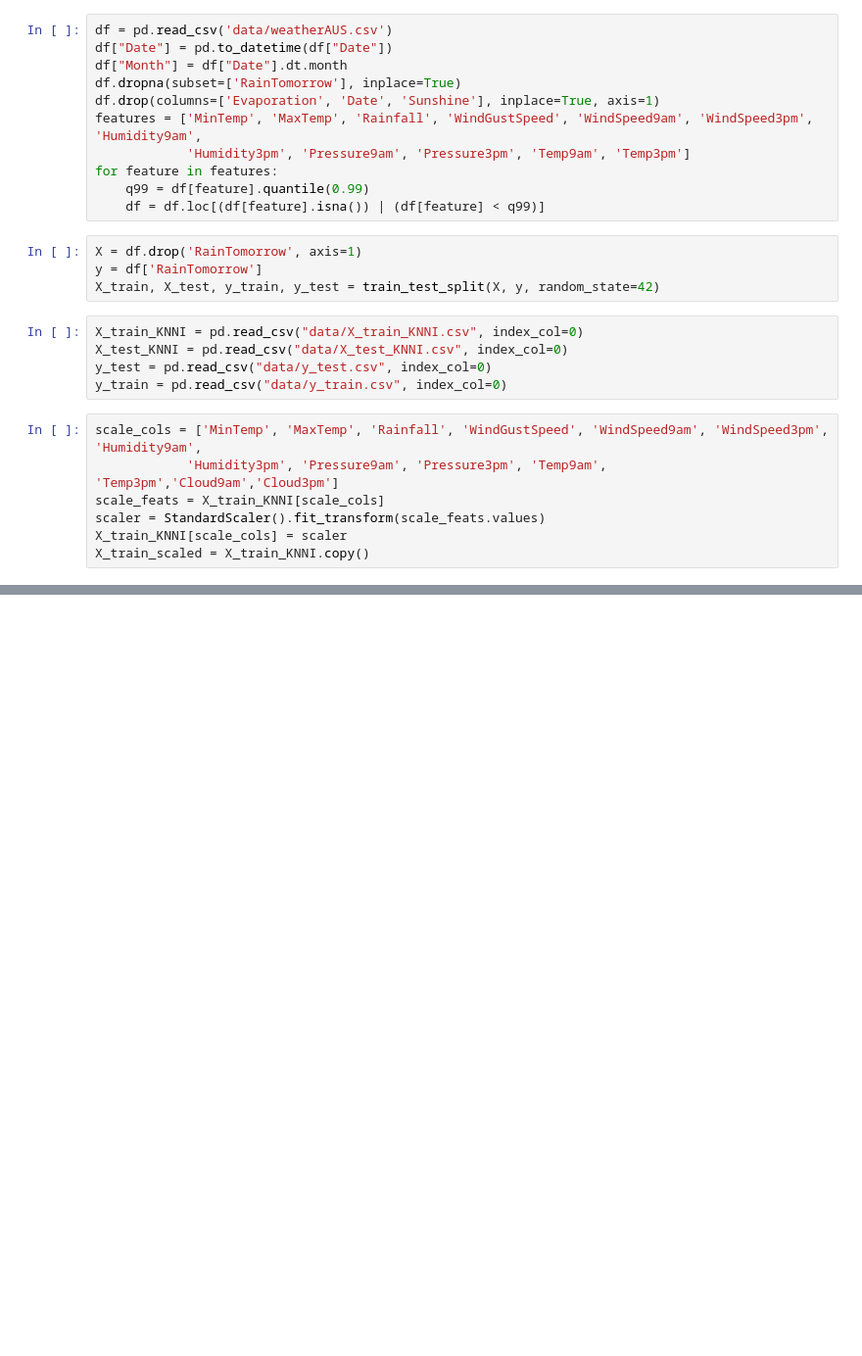
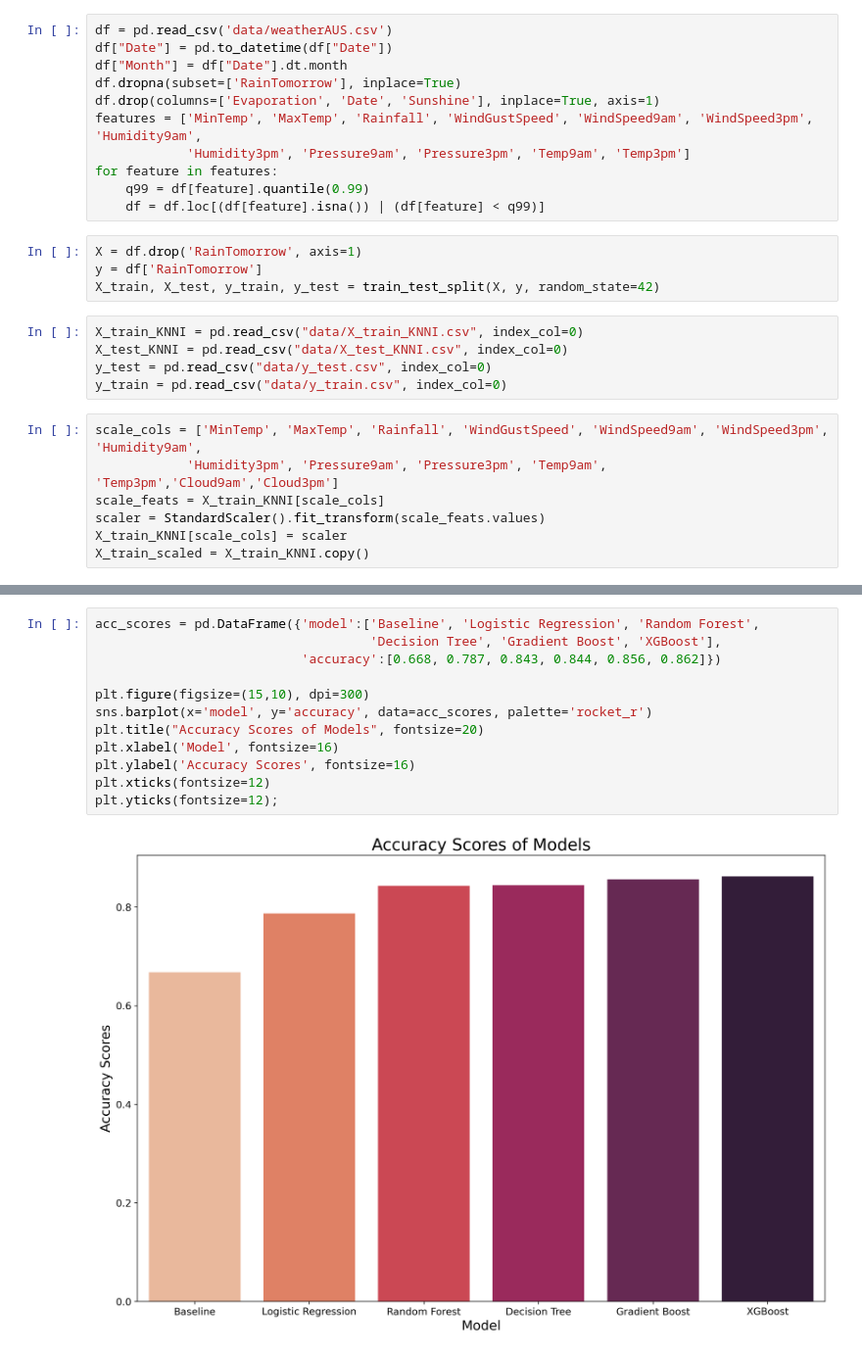
Before and after one commit to alpacanonymous/project3, a Jupyter notebook: angela.ipynb, the cells around one changed output, grey strips where cells are left out. Shown at 98% size. Saved outputs shown, nothing was run; the diff lists cells and outputs as text; blank space fills up the shorter version.

```diff
--- a/angela.ipynb
+++ b/angela.ipynb
@@ -119,0 +190,14 @@ Baseline:[0.663 0.672 0.672 0.667 0.671]
+# %%
+acc_scores = pd.DataFrame({'model':['Baseline', 'Logistic Regression', 'Random Forest',
+                                    'Decision Tree', 'Gradient Boost', 'XGBoost'],
+                           'accuracy':[0.668, 0.787, 0.843, 0.844, 0.856, 0.862]})
+
+plt.figure(figsize=(15,10), dpi=300)
+sns.barplot(x='model', y='accuracy', data=acc_scores, palette='rocket_r')
+plt.title("Accuracy Scores of Models", fontsize=20)
+plt.xlabel('Model', fontsize=16)
+plt.ylabel('Accuracy Scores', fontsize=16)
+plt.xticks(fontsize=12)
+plt.yticks(fontsize=12);
+# %% [output]
+[figure, added]
```
Also changed, not shown: parts of 13 cells of this notebook.
